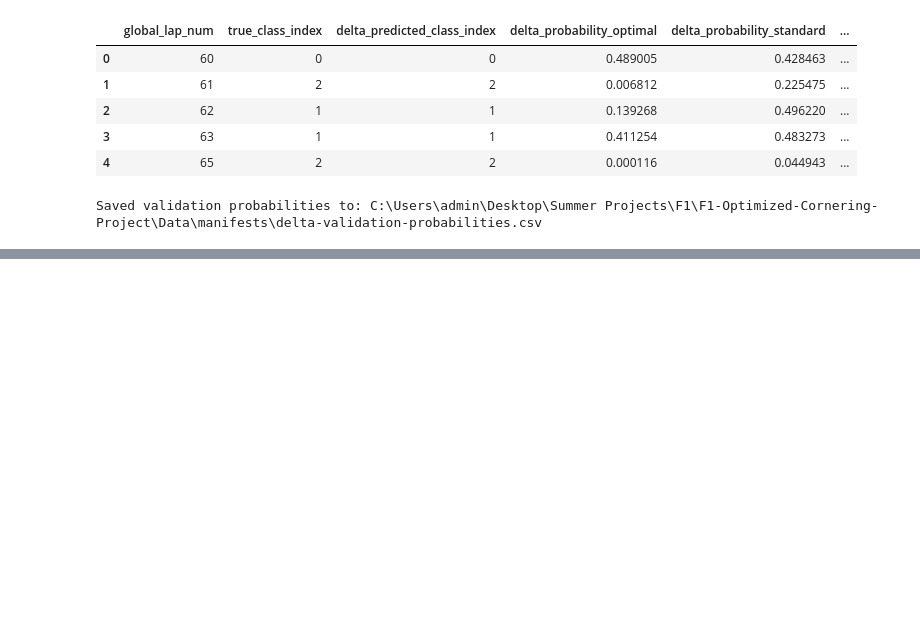
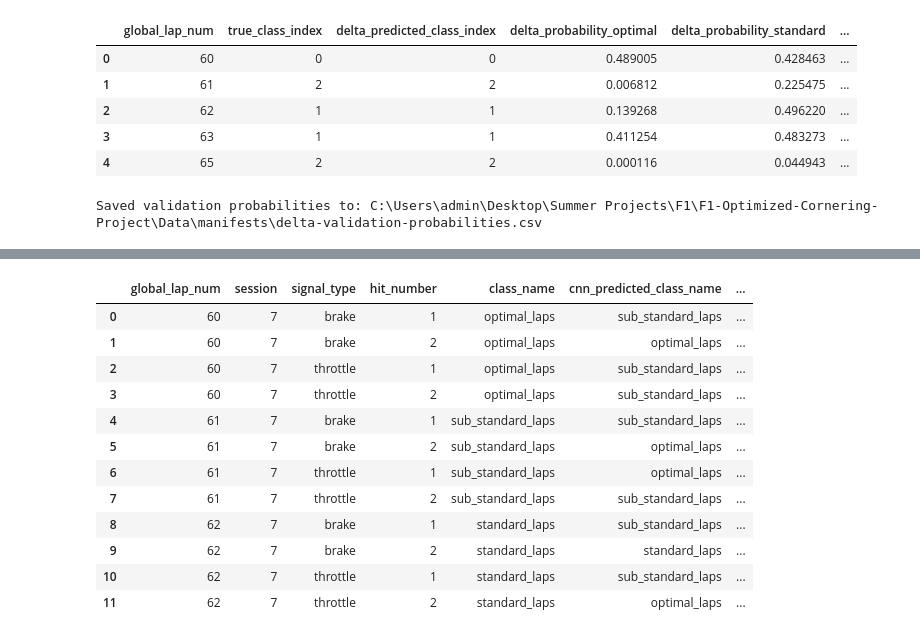
Before and after one commit to Prachet06/F1-Optimized-Cornering-Project, a Jupyter notebook: Code/Model.ipynb, the cells around one changed output, grey strips where cells are left out. Cells and saved outputs as stored; diff of their text form; code cells hidden in the pictures; blank space fills up the shorter version.

```diff
--- a/Code/Model.ipynb
+++ b/Code/Model.ipynb
@@ -2103,0 +2678,86 @@ Saved validation probabilities to: C:\Users\admin\Desktop\Summer Projects\F1\F1-
+# %%
+assert (
+    len(validation_image_df)
+    == len(validation_image_probabilities)
+), (
+    "The validation dataframe and model outputs "
+    "have different numbers of rows."
+)
+
+assert np.array_equal(
+    validation_image_df[
+        "class_index"
+    ].to_numpy(),
+    validation_image_labels,
+), (
+    "The validation labels are not aligned with "
+    "the manifest rows."
+)
+
+
+validation_cnn_image_results = (
+    validation_image_df.copy()
+)
+
+validation_cnn_image_results[
+    "cnn_probability_optimal"
+] = validation_image_probabilities[:, 0]
+
+validation_cnn_image_results[
+    "cnn_probability_standard"
+] = validation_image_probabilities[:, 1]
+
+validation_cnn_image_results[
+    "cnn_probability_sub_standard"
+] = validation_image_probabilities[:, 2]
+
+validation_cnn_image_results[
+    "cnn_predicted_class_index"
+] = validation_image_predictions
+
+validation_cnn_image_results[
+    "cnn_predicted_class_name"
+] = [
+    class_names[class_index]
+    for class_index
+    in validation_image_predictions
+]
+
+validation_cnn_image_results[
+    "cnn_image_correct"
+] = (
+    validation_cnn_image_results[
+        "class_index"
+    ]
+    == validation_cnn_image_results[
+        "cnn_predicted_class_index"
+    ]
+)
+
+display(
+    validation_cnn_image_results[[
+        "global_lap_num",
+        "session",
+        "signal_type",
+        "hit_number",
+        "class_name",
+        "cnn_predicted_class_name",
+        "cnn_probability_optimal",
+        "cnn_probability_standard",
+        "cnn_probability_sub_standard",
+    ]].head(12)
+)
+# %% [output]
+|  | global_lap_num | session | signal_type | hit_number | class_name | cnn_predicted_class_name | ... |
+| 0 | 60 | 7 | brake | 1 | optimal_laps | sub_standard_laps | ... |
+| 1 | 60 | 7 | brake | 2 | optimal_laps | optimal_laps | ... |
+| 2 | 60 | 7 | throttle | 1 | optimal_laps | sub_standard_laps | ... |
+| 3 | 60 | 7 | throttle | 2 | optimal_laps | sub_standard_laps | ... |
+| 4 | 61 | 7 | brake | 1 | sub_standard_laps | sub_standard_laps | ... |
+| 5 | 61 | 7 | brake | 2 | sub_standard_laps | optimal_laps | ... |
+| 6 | 61 | 7 | throttle | 1 | sub_standard_laps | optimal_laps | ... |
+| 7 | 61 | 7 | throttle | 2 | sub_standard_laps | sub_standard_laps | ... |
+| 8 | 62 | 7 | brake | 1 | standard_laps | sub_standard_laps | ... |
+| 9 | 62 | 7 | brake | 2 | standard_laps | standard_laps | ... |
+| 10 | 62 | 7 | throttle | 1 | standard_laps | sub_standard_laps | ... |
+| 11 | 62 | 7 | throttle | 2 | standard_laps | optimal_laps | ... |
```
Also changed, not shown: parts of 33 cells of this notebook, 3 other files.
